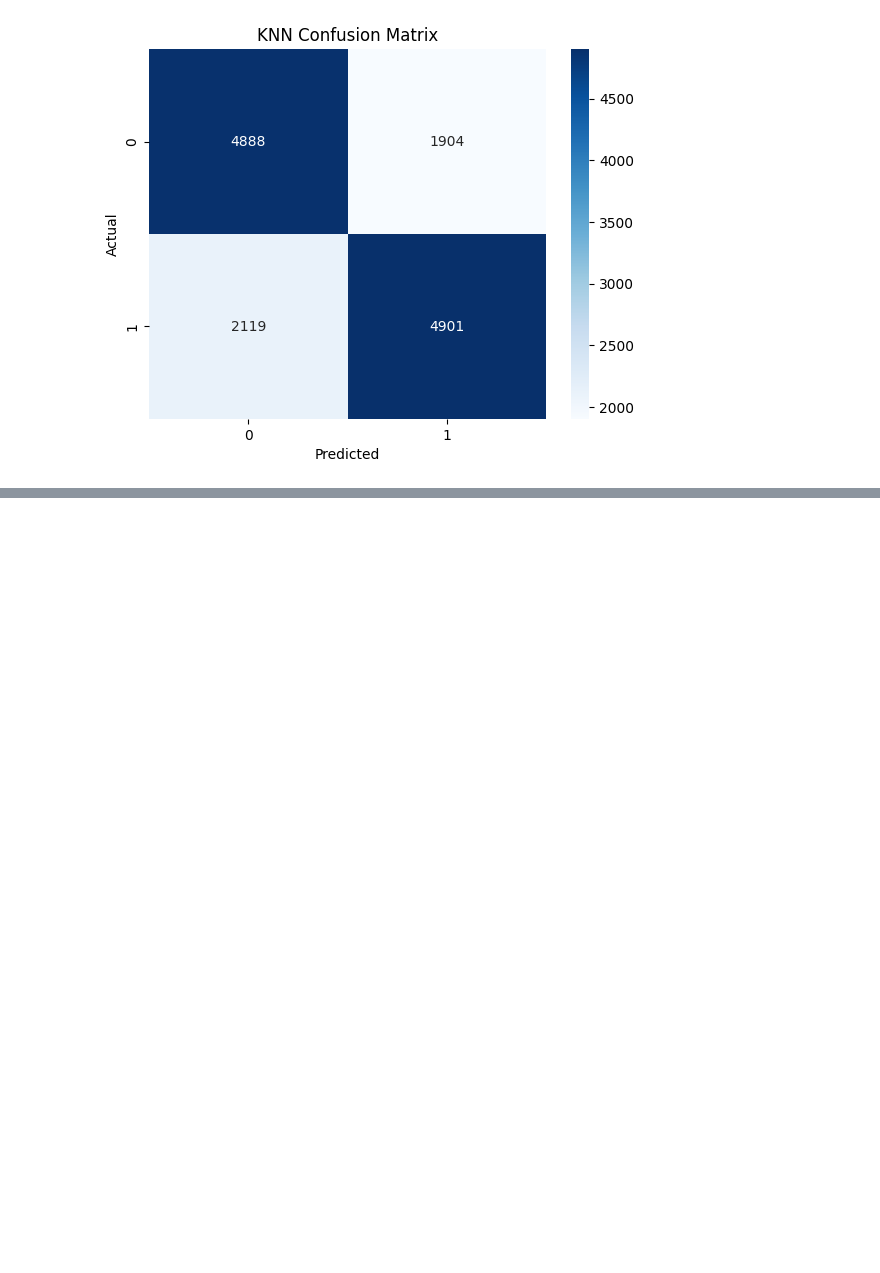
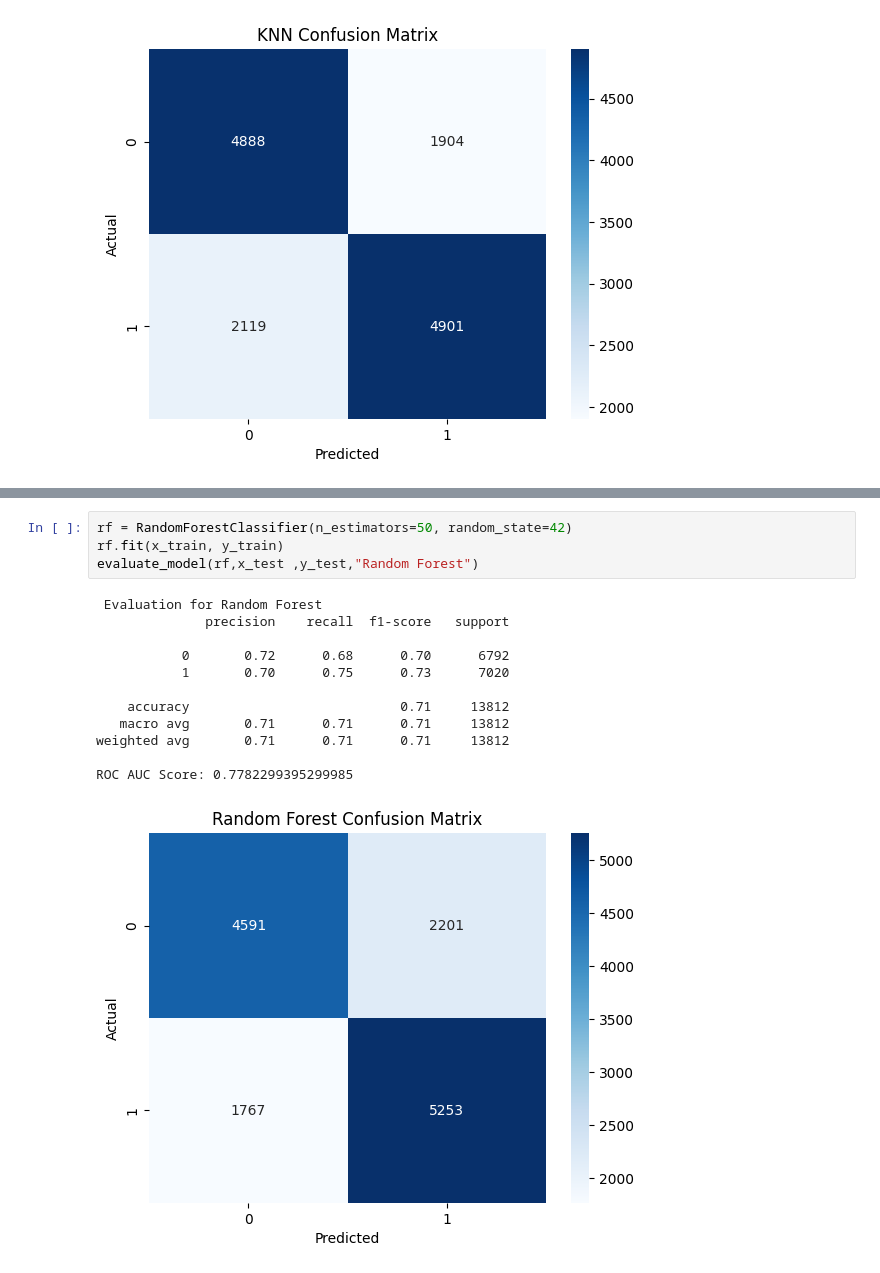
Before and after one commit to EbEmad/diabetes, a Jupyter notebook: test.ipynb, the cells around one changed output, grey strips where cells are left out. Saved outputs shown, nothing was run; the diff lists cells and outputs as text; blank space fills up the shorter version.

```diff
--- a/test.ipynb
+++ b/test.ipynb
@@ -459,3 +476,20 @@ ROC AUC Score: 0.7778293509374193
+# %%
+rf = RandomForestClassifier(n_estimators=50, random_state=42)
+rf.fit(x_train, y_train)
+evaluate_model(rf,x_test ,y_test,"Random Forest")
+# %% [output]
+ Evaluation for Random Forest
+              precision    recall  f1-score   support
+
+           0       0.72      0.68      0.70      6792
+           1       0.70      0.75      0.73      7020
+
+    accuracy                           0.71     13812
+   macro avg       0.71      0.71      0.71     13812
+weighted avg       0.71      0.71      0.71     13812
+
+ROC AUC Score: 0.7782299395299985
+[figure, added]
 # %%
 models={
     "Logistic Regression": lr,
```
Also changed, not shown: parts of 8 cells of this notebook, 1 other file.
